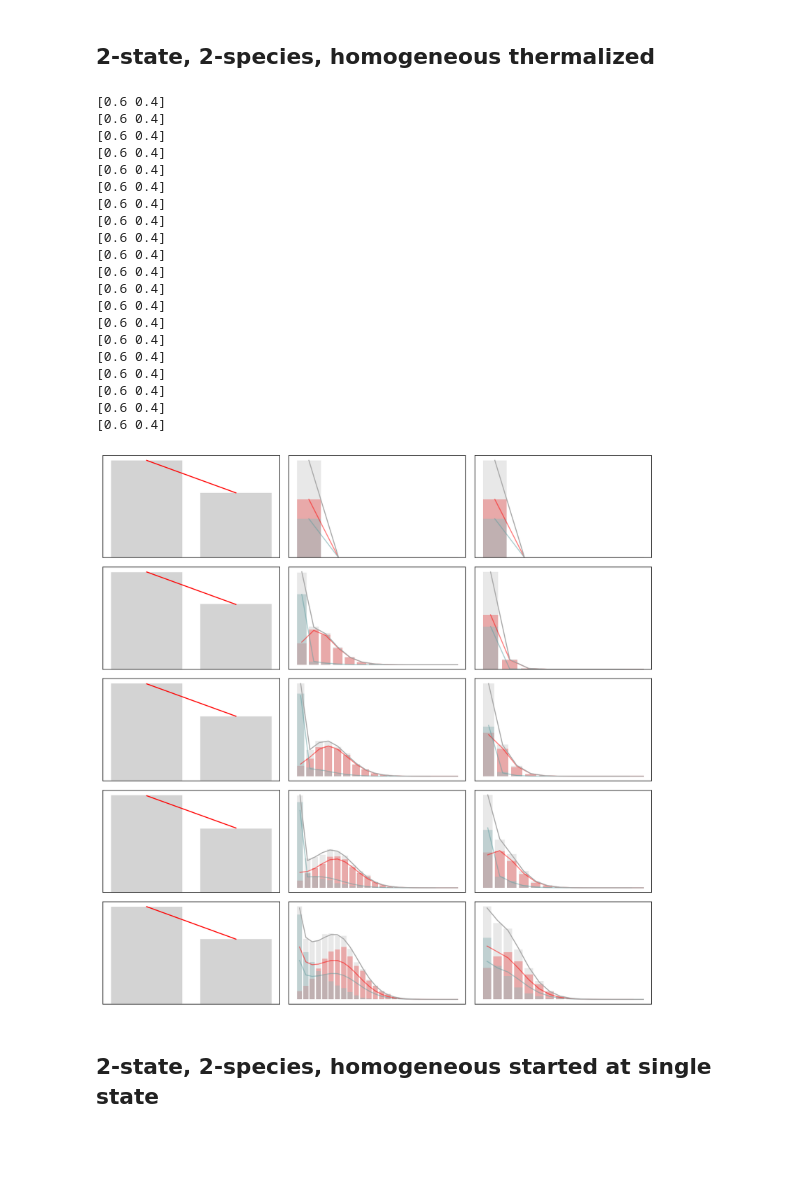
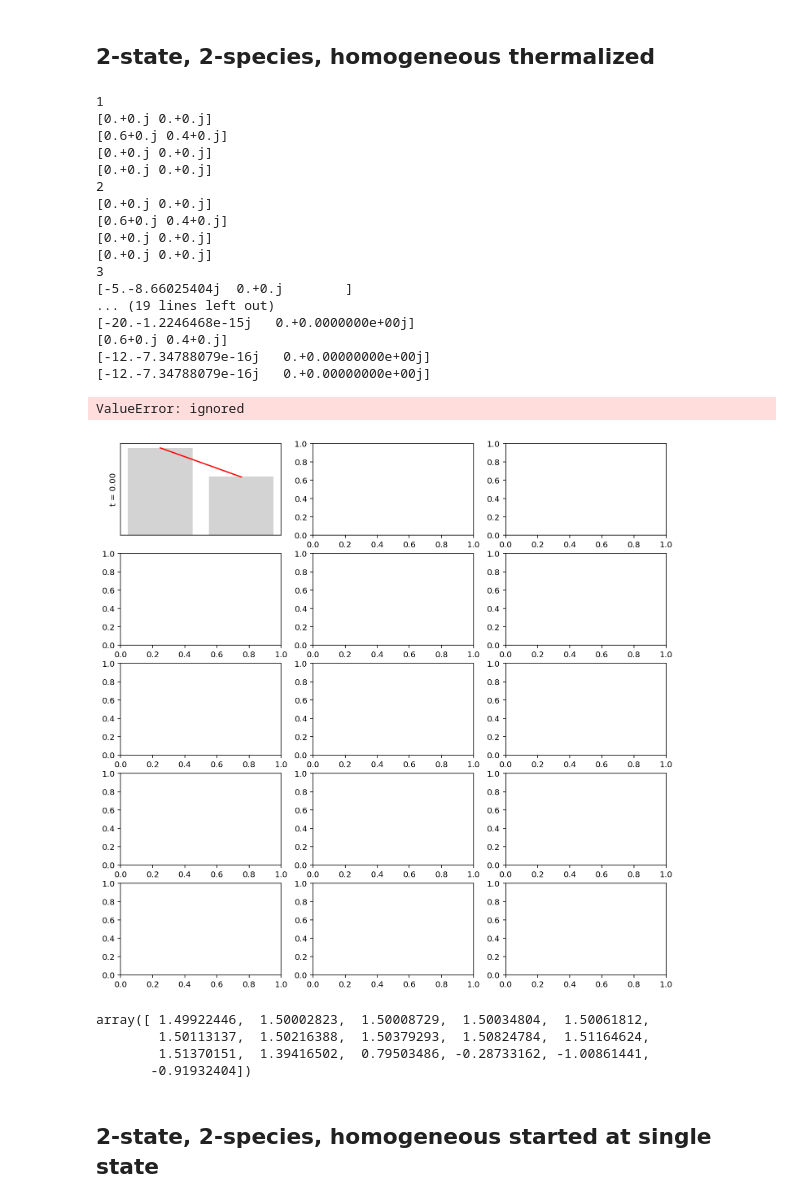
Before and after one commit to pachterlab/GYP_2022, a Jupyter notebook: gg220909_telegraph.ipynb, the cells around one changed output. Saved outputs shown, nothing was run; the diff lists cells and outputs as text; code cells hidden in the pictures; blank space fills up the shorter version.

```diff
--- a/gg220909_telegraph.ipynb
+++ b/gg220909_telegraph.ipynb
@@ -574,33 +584,32 @@ def viz_nondelay(t_arr,samples,N,n,H,A,C,initcond):
 
         ax1[k,0].set_xticks([])
         ax1[k,0].set_yticks([])
+        ax1[k,0].set_ylabel('t = {:.2f}'.format(t))
         for i in range(n):
+            mx = [1]*n
+
+            ub = X[:,N+i].max() + 6
+            mx[i] = int(ub)
+            Pss = pss_wrapper(H,A,C,t,mx,n,N,initcond)
             for j in range(N):
                 cf = X[:,j]==1
-                if cf.sum()>0:
-                    ub = X[cf,N+i].max() + 6
-                else:
-                    ub = 6
+
                 bins = np.arange(ub)-0.5
                 hist,_ = np.histogram(X[cf,N+i],bins,density=True)
                 ax1[k,i+1].bar(bins[:-1]+0.5,hist*Pss_gene[j],color=conditional_colors[j],alpha=alf)
-
-                mx = [1]*n
-                mx[i] = int(ub)
-                Pss = pss_wrapper(H,A,C,t,mx,n,N,initcond)
-                print(Pss.sum(0))
                 ax1[k,i+1].plot(Pss[:,j],color=conditional_colors[j],alpha=alf)
 
             bins = np.arange(X[:,N+i].max()+6)-0.5
             hist,_ = np.histogram(X[:,N+i],bins,density=True)
             ax1[k,i+1].bar(bins[:-1]+0.5,hist,color=uncond_colors[0],alpha=alf)
 
-            mx = [1]*n
-            mx[i] = int(X[:,N+i].max()+6)
-            Pss = pss_wrapper(H,A,C,t,mx,n,N,initcond)
+            # mx = [1]*n
+            # mx[i] = int(X[:,N+i].max()+6)
+            # Pss = pss_wrapper(H,A,C,t,mx,n,N,initcond)
             ax1[k,i+1].plot(Pss.sum(1),color=uncond_colors[1])
 
 
             ax1[k,i+1].set_xticks([])
             ax1[k,i+1].set_yticks([])
     fig1.tight_layout()
+    return Pss
@@ -680,29 +693,36 @@ for i in tqdm.tqdm(range(number_of_cells)):
            tau, DELAYED_SPECIES_GENERATORS, export_arr,[[]],\
            True,(k,K_val,A_val,beta_val,gamma_val,N))
 # %%
-viz_nondelay(t_arr,samples,N,n,H,A,C,initcond)
+# global ITER
+ITER=0
+Pss=viz_nondelay(t_arr,samples,N,n,H,A,C,initcond)
 # %% [output]
-[0.6 0.4]
-[0.6 0.4]
-[0.6 0.4]
-[0.6 0.4]
-[0.6 0.4]
-[0.6 0.4]
-[0.6 0.4]
-[0.6 0.4]
-[0.6 0.4]
-[0.6 0.4]
-[0.6 0.4]
-[0.6 0.4]
-[0.6 0.4]
-[0.6 0.4]
-[0.6 0.4]
-[0.6 0.4]
-[0.6 0.4]
-[0.6 0.4]
-[0.6 0.4]
-[0.6 0.4]
+1
+[0.+0.j 0.+0.j]
+[0.6+0.j 0.4+0.j]
+[0.+0.j 0.+0.j]
+[0.+0.j 0.+0.j]
+2
+[0.+0.j 0.+0.j]
+[0.6+0.j 0.4+0.j]
+[0.+0.j 0.+0.j]
+[0.+0.j 0.+0.j]
+3
+[-5.-8.66025404j  0.+0.j        ]
+... (19 lines left out)
+[-20.-1.2246468e-15j   0.+0.0000000e+00j]
+[0.6+0.j 0.4+0.j]
+[-12.-7.34788079e-16j   0.+0.00000000e+00j]
+[-12.-7.34788079e-16j   0.+0.00000000e+00j]
+ValueError: ignored
-[figure, old version]
+[figure, new version]
+# %%
+Pss[:,0]/Pss[:,1]
+# %% [output]
+array([ 1.49922446,  1.50002823,  1.50008729,  1.50034804,  1.50061812,
+        1.50113137,  1.50216388,  1.50379293,  1.50824784,  1.51164624,
+        1.51370151,  1.39416502,  0.79503486, -0.28733162, -1.00861441,
+       -0.91932404])
 # %% [markdown]
 ## 2-state, 2-species, homogeneous started at single state
 # %%
```
Also changed, not shown: parts of 9 cells of this notebook.
